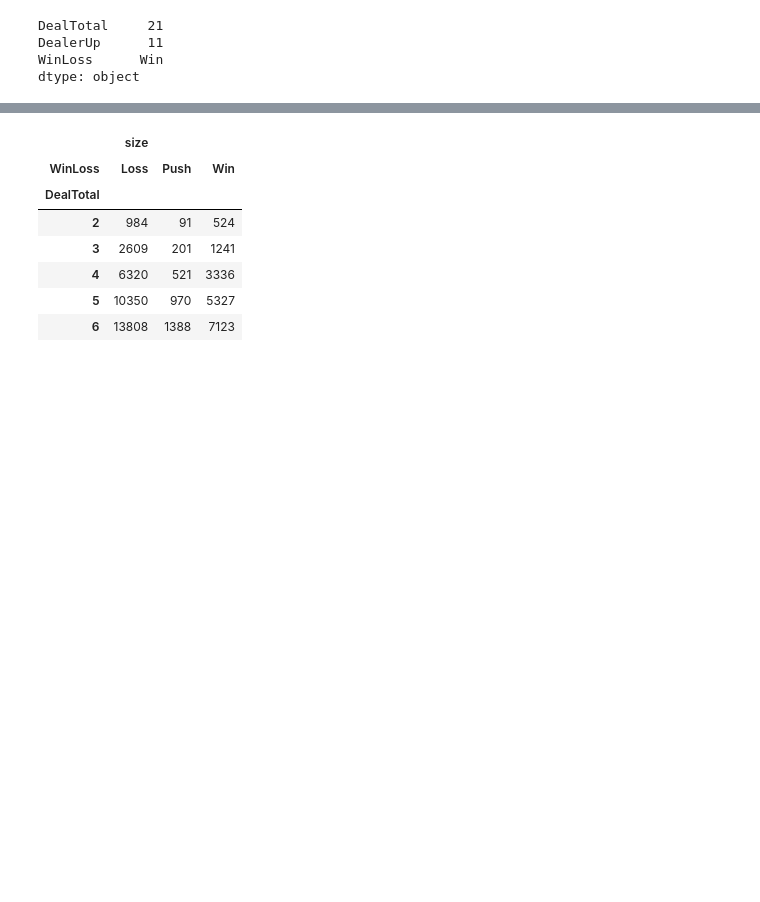
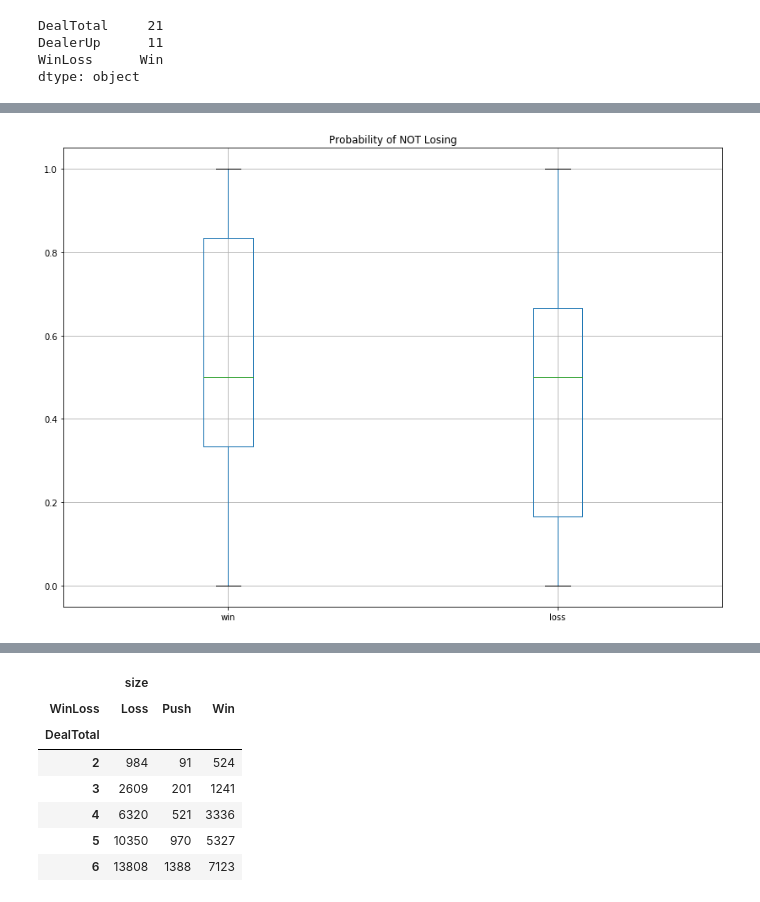
Before and after one commit to anirahul/Team_Carolina, a Jupyter notebook: blackjack(Delano).ipynb, the cells around one changed output, grey strips where cells are left out. Saved outputs shown, nothing was run; the diff lists cells and outputs as text; code cells hidden in the pictures; blank space fills up the shorter version.

```diff
--- a/blackjack(Delano).ipynb
+++ b/blackjack(Delano).ipynb
@@ -86,3 +86,8 @@ DealTotal     21
 DealerUp      11
 WinLoss      Win
 dtype: object
+# %%
+#Stats by player
+df["start_hand"] = df["card1"] + df["card2"]
+bj_data_ren = df.rename(columns={"PlayerNo" : "player_no"})
+bj_data_ren.head()
@@ -88,0 +115,6 @@ dtype: object
+# %%
+#Organize into Win/Loss frame
+bj_data_1 = bj_data_ren[["start_hand", "winloss"]]
+bj_data_2 = pd.DataFrame(bj_data_1)
+
+bj_data_2.head()
@@ -88,0 +177,9 @@ dtype: object
+# %%
+#plot box graph
+
+myfig = plt.figure()
+plt.title('Probability of NOT Losing')
+boxplot = probability.boxplot(column = ['win','loss'])
+myfig.savefig("boxplot.png")
+# %% [output]
+[figure, added]
```
Also changed, not shown: parts of 8 cells of this notebook.
